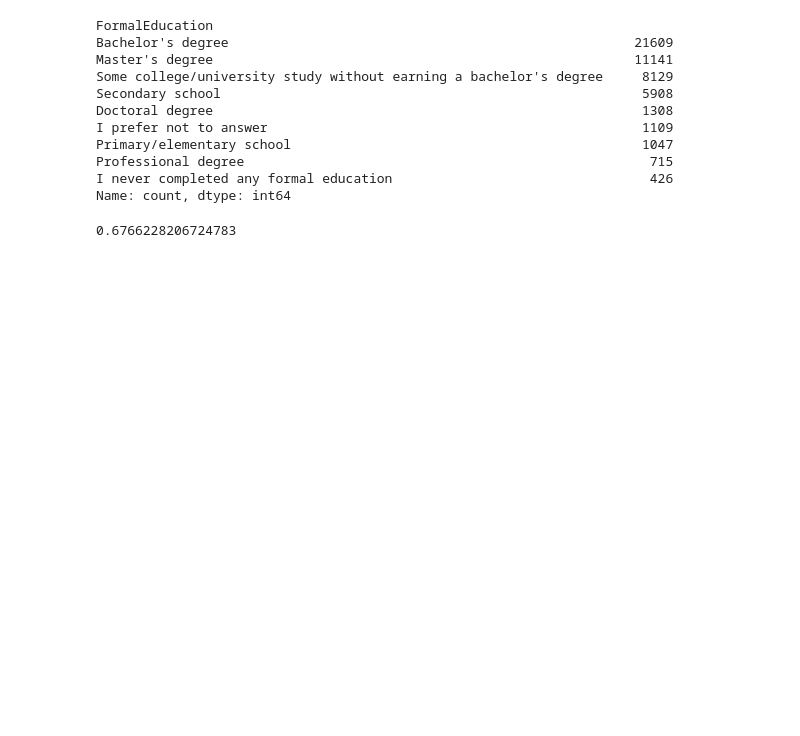
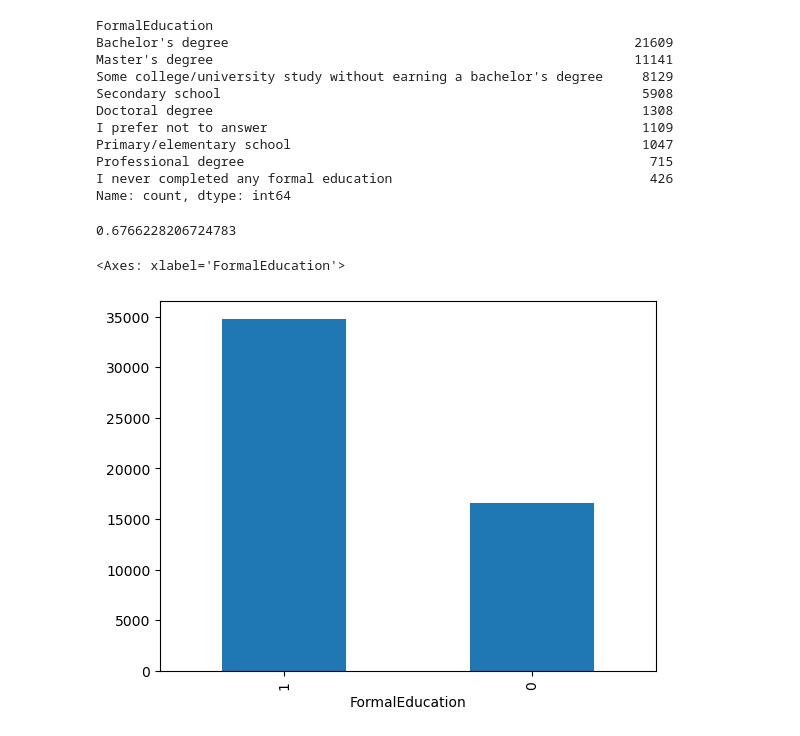
Before and after one commit to Owolabi-Oluwagbohunmi/Business_Data_Understanding, a Jupyter notebook: stackof_note.ipynb, the cells around one changed output. Cells and saved outputs as stored; diff of their text form; code cells hidden in the pictures; blank space fills up the shorter version.

Commit message:
Formaleducation plot change

```diff
--- a/stackof_note.ipynb
+++ b/stackof_note.ipynb
@@ -193,3 +193,8 @@ formal_ed_perc = df['FormalEducation'].mean()
 formal_ed_perc
 # %% [output]
 0.6766228206724783
+# %%
+df['FormalEducation'].value_counts().plot(kind='bar');
+# %% [output]
+<Axes: xlabel='FormalEducation'>
+[figure, added]
```
